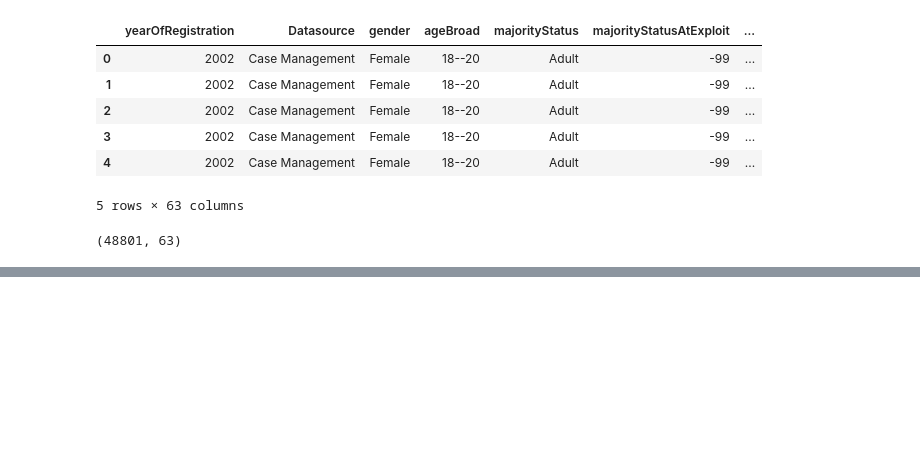
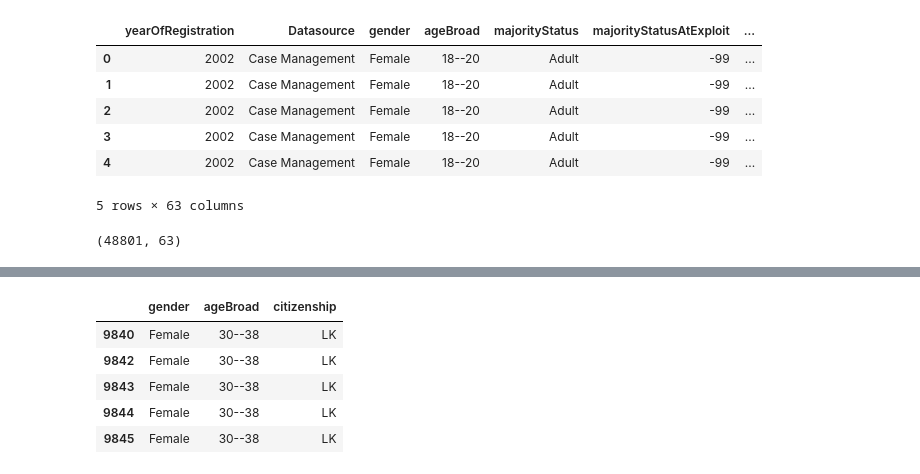
Before and after one commit to gh-mrmoore/Human-Trafficking-Analysis, a Jupyter notebook: more_eda.ipynb, the cells around one changed output, grey strips where cells are left out. Saved outputs shown, nothing was run; the diff lists cells and outputs as text; code cells hidden in the pictures; blank space fills up the shorter version.

```diff
--- a/more_eda.ipynb
+++ b/more_eda.ipynb
@@ -101,0 +172,4 @@ categorized_eda_df.head()
+# %%
+# Drop unnecessary recruiter columns
+categorized_eda_df.drop(["RecruiterRelationship", "recruiterRelationIntimatePartner", "recruiterRelationFriend", "recruiterRelationFamily", "recruiterRelationOther", "recruiterRelationUnknown"], axis=1, inplace=True)
+categorized_eda_df.head()
@@ -101,0 +266,11 @@ categorized_eda_df.head()
+# %%
+# Create our DataFrame to pass to the model without our target column for classification
+model_df = categorized_eda_df.drop(["yearOfRegistration", "Datasource", "control_category", "RecruiterCategory", "ExploitType"], axis=1)
+model_df.head()
+# %% [output]
+|  | gender | ageBroad | citizenship |
+| 9840 | Female | 30--38 | LK |
+| 9842 | Female | 30--38 | LK |
+| 9843 | Female | 30--38 | LK |
+| 9844 | Female | 30--38 | LK |
+| 9845 | Female | 30--38 | LK |
```
Also changed, not shown: parts of 26 cells of this notebook, 1 other file.
